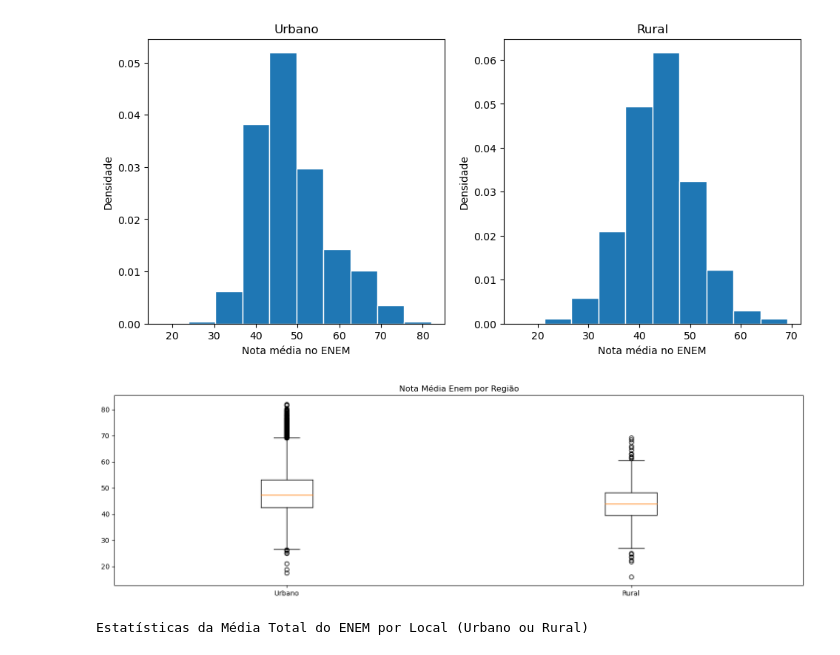
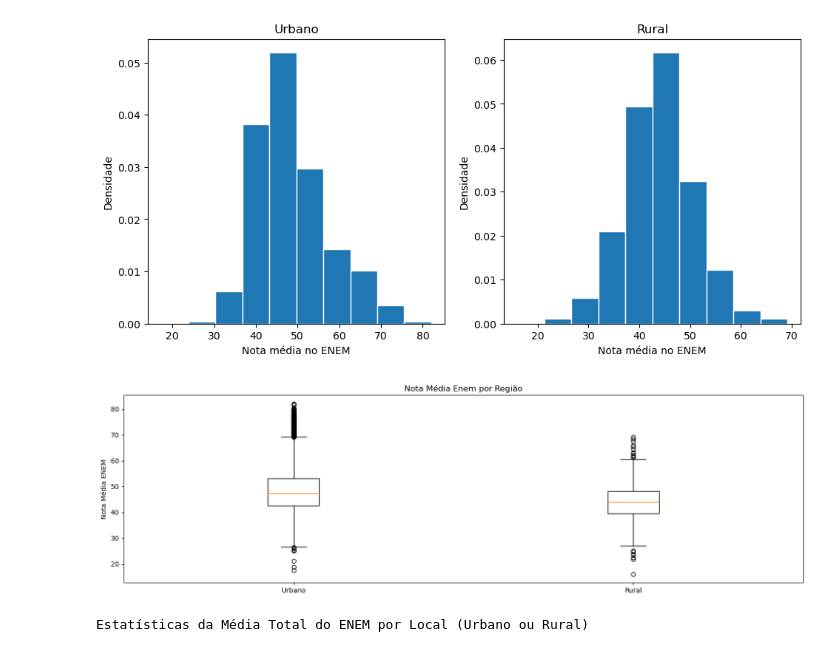
Before and after one commit to LuanaPLGuimaraes/Grupo12A_Projeto2_CDados, a Jupyter notebook: mineracao.ipynb, the cells around one changed output. Drawn from its saved outputs; the diff is of its cells as text; code cells hidden in the pictures.

```diff
--- a/mineracao.ipynb
+++ b/mineracao.ipynb
@@ -258,10 +259,11 @@ plt.ylabel('Densidade');
 # %%
 plt.figure(figsize=(18,5))
 
 plt.boxplot([dados_urbano.MEDIA_TOTAL_ENEM, dados_rural.MEDIA_TOTAL_ENEM], labels = ['Urbano', 'Rural'])
-plt.title('Nota Média Enem por Região');
+plt.title('Nota Média Enem por Região')
+plt.ylabel('Nota Média ENEM');
 # %% [output]
-[figure, old version]
+[figure, new version]
 # %%
 print("Estatísticas da Média Total do ENEM por Local (Urbano ou Rural)")
 dados.groupby('LOCAL')['MEDIA_TOTAL_ENEM'].describe()
```
Also changed, not shown: parts of 6 cells of this notebook.
